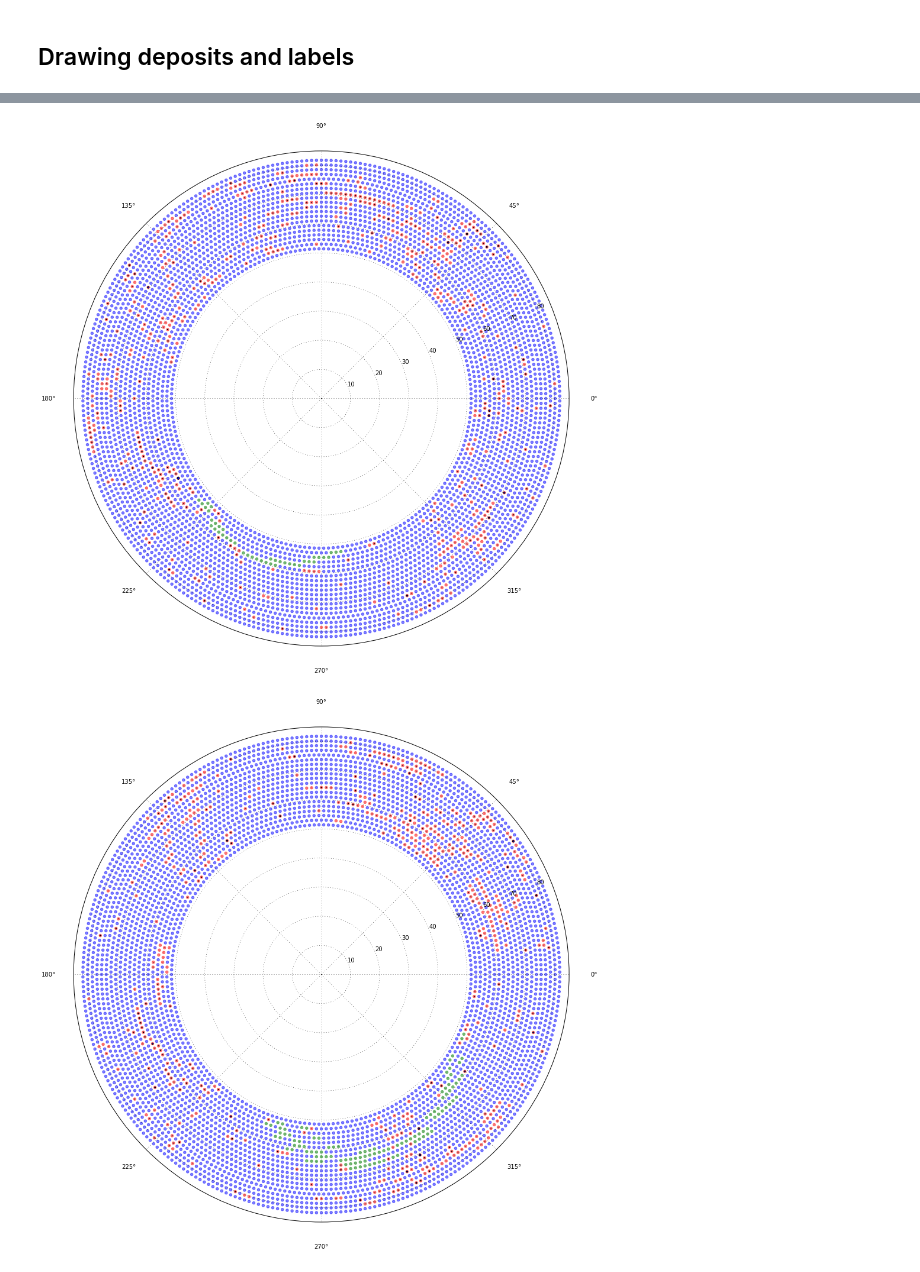
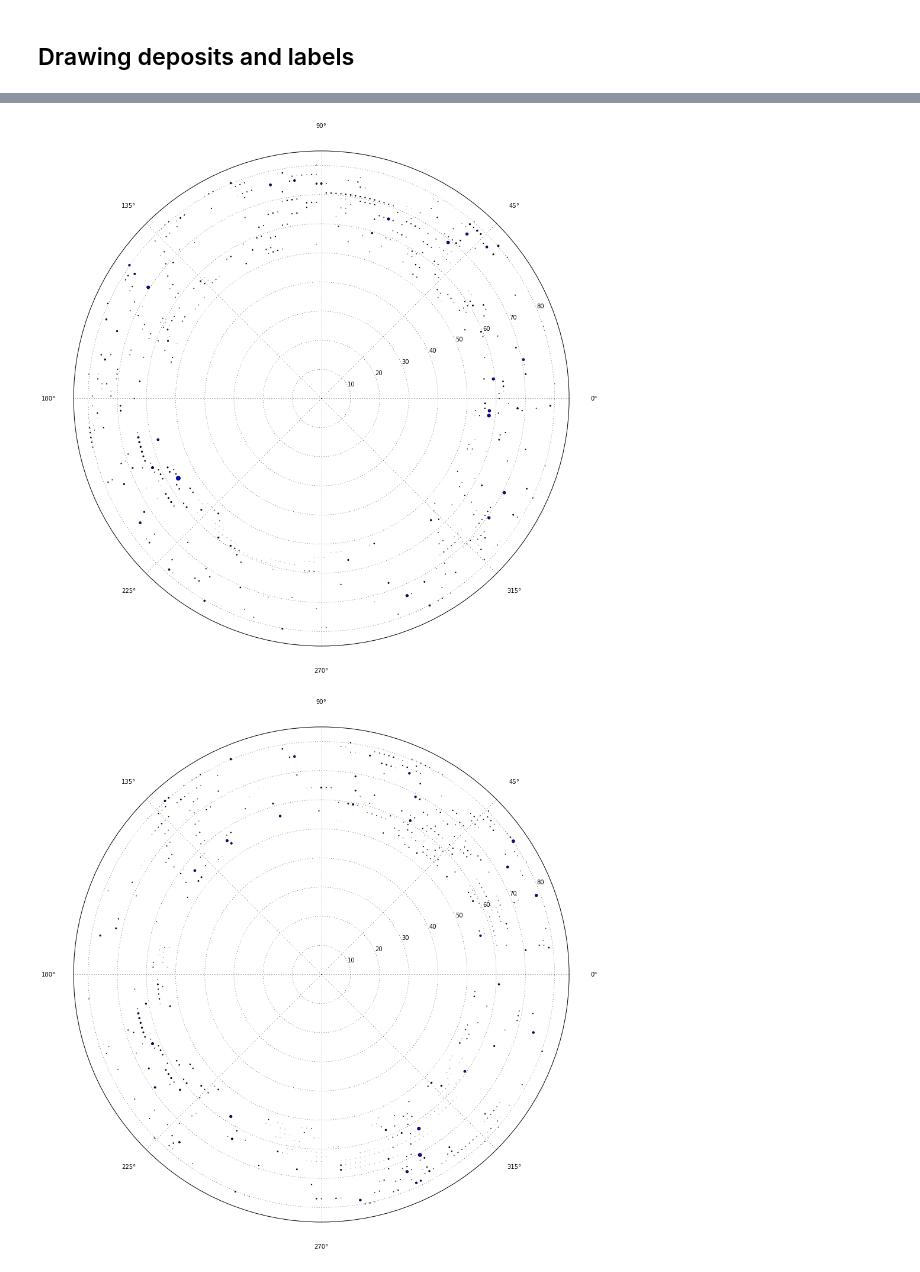
Before and after one commit to ewengillies/track-finding-yandex, a Jupyter notebook: notebooks/Drawing.ipynb, the cells around one changed output, grey strips where cells are left out. Cells and saved outputs as stored; diff of their text form; code cells hidden in the pictures.

```diff
--- a/notebooks/Drawing.ipynb
+++ b/notebooks/Drawing.ipynb
@@ -72,7 +108,6 @@ scatter(phis, rhos, dataset.get_energy_deposits(event_id=0) * 20000)
 # %%
 for event_id in [1, 4, 5]:
     setup_plot_for_detector()
-    scatter(phis, rhos, color=numpy.take(list('bgrr'), dataset.get_hit_types(event_id)) , alpha=0.5)
-    scatter(phis, rhos, dataset.get_energy_deposits(event_id=event_id) * 10000)
+    scatter(phis, rhos, dataset.get_energy_deposits(event_id=event_id) * 30000)
     show()
 # %% [output]
@@ -80,2 +115,2 @@ for event_id in [1, 4, 5]:
-[figure, old version]
+[figure, new version]
-[figure, old version]
+[figure, new version]
```
Also changed, not shown: parts of 7 cells of this notebook, 5 other files.
